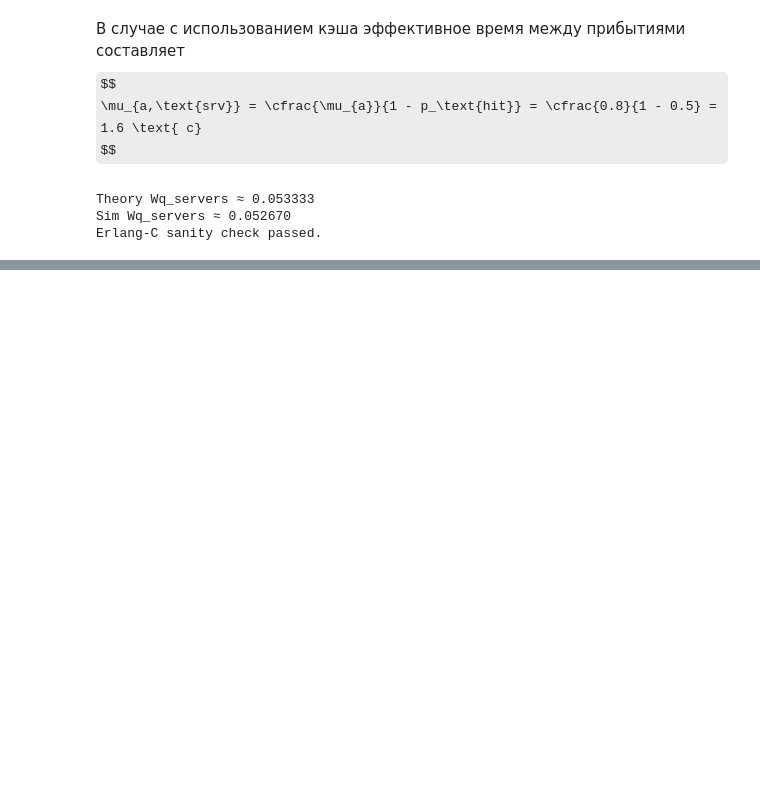
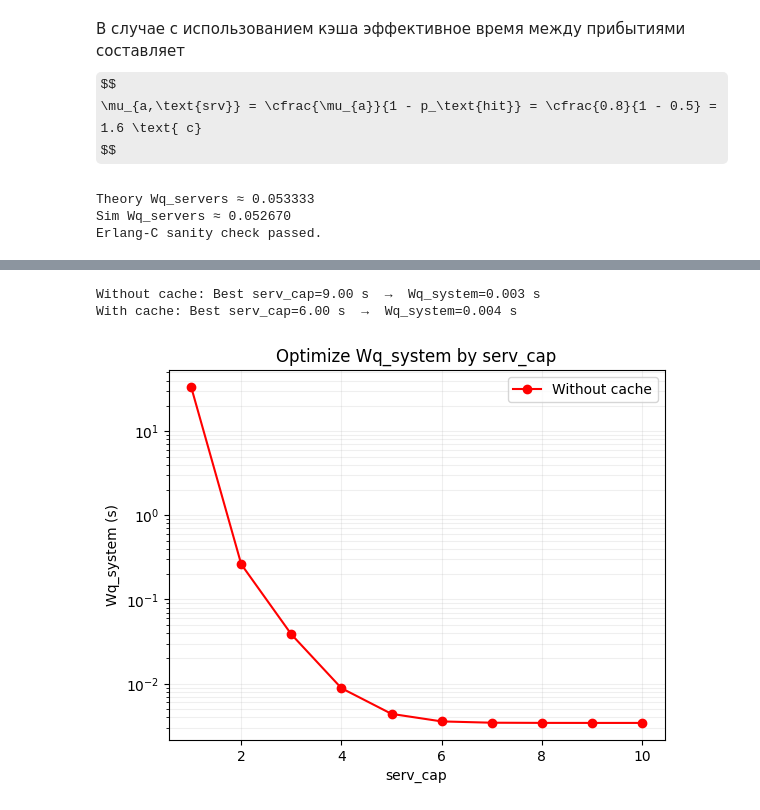
Before and after one commit to Vad1mChK/LabsDataAnalysisAndModeling, a Jupyter notebook: modeling/lab_3.ipynb, the cells around one changed output, grey strips where cells are left out. Saved outputs shown, nothing was run; the diff lists cells and outputs as text; code cells hidden in the pictures; some formulas as TeX source; blank space fills up the shorter version.

```diff
--- a/modeling/lab_3.ipynb
+++ b/modeling/lab_3.ipynb
@@ -381,0 +382,37 @@ Best cache_cap=3.00 s  →  Wq_system=0.028 s
+# %%
+def optimize_by_serv_cap(serv_grid=None,
+                          **kwargs):
+    if serv_grid is None:
+        serv_grid = [i for i in range(1, 10 + 1)]
+    results = []
+    for serv_cap in serv_grid:
+        agg, _ = replicate(n=20, serv_cap=serv_cap, **kwargs)
+        results.append((serv_cap, agg['Wq_system'], agg))
+    best = min(results, key=lambda t: t[1])
+    return best, results
+
+best0, results0 = optimize_by_serv_cap(
+    sim_time=3600, arr_mean=0.8, serv_mean=0.8,
+    use_cache=False, cache_mean=0.03, p_hit=0.5,
+    use_log=True,   log_mean=0.05
+)
+best1, results1 = optimize_by_serv_cap(
+    sim_time=3600, arr_mean=0.8, serv_mean=0.8,
+    use_cache=True, cache_mean=0.03, p_hit=0.5,
+    use_log=True,   log_mean=0.05
+)
+print(f"Without cache: Best serv_cap={best0[0]:.2f} s  →  Wq_system={best0[1]:.3f} s")
+print(f"With cache: Best serv_cap={best1[0]:.2f} s  →  Wq_system={best1[1]:.3f} s")
+
+plt.plot( [r[0] for r in results0],  [r[1] for r in results0], marker='o', color="red", label="Without cache")
+plt.legend()
+plt.xlabel("serv_cap")
+plt.ylabel("Wq_system (s)")
+plt.yscale('log')
+plt.title("Optimize Wq_system by serv_cap")
+plt.grid(True, which='both', alpha=0.2)
+plt.show()
+# %% [output]
+Without cache: Best serv_cap=9.00 s  →  Wq_system=0.003 s
+With cache: Best serv_cap=6.00 s  →  Wq_system=0.004 s
+[figure, added]
```
Also changed, not shown: parts of 6 cells of this notebook, 10 other files.
